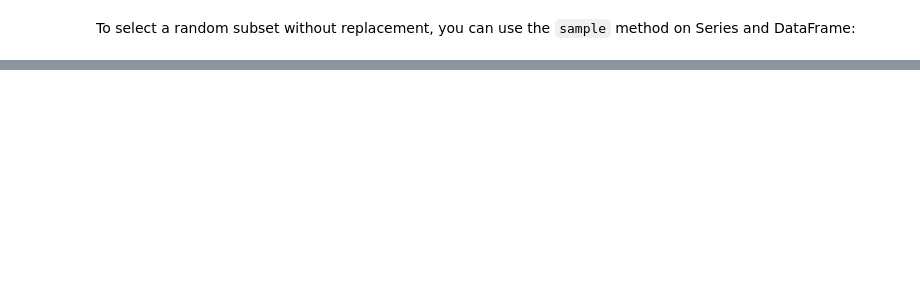
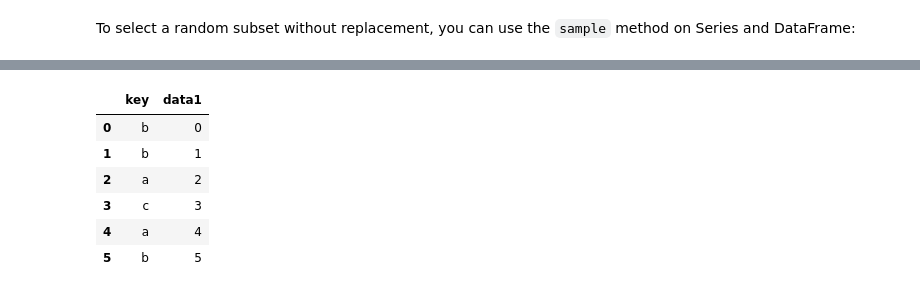
Before and after one commit to richdayandnight/data-science-notebook, a Jupyter notebook: python-for-data-analysis/Chapter 7 Data Cleaning and Preparation.ipynb, the cells around one changed output, grey strips where cells are left out. Saved outputs shown, nothing was run; the diff lists cells and outputs as text; code cells hidden in the pictures; blank space fills up the shorter version.

```diff
--- a/python-for-data-analysis/Chapter 7 Data Cleaning and Preparation.ipynb
+++ b/python-for-data-analysis/Chapter 7 Data Cleaning and Preparation.ipynb
@@ -772,0 +811,12 @@ df.sample(n=3)
+# %%
+df = pd.DataFrame({'key': ['b', 'b', 'a', 'c', 'a', 'b'],
+     'data1': range(6)})
+df
+# %% [output]
+|  | key | data1 |
+| 0 | b | 0 |
+| 1 | b | 1 |
+| 2 | a | 2 |
+| 3 | c | 3 |
+| 4 | a | 4 |
+| 5 | b | 5 |
```
Also changed, not shown: parts of 115 cells of this notebook.
